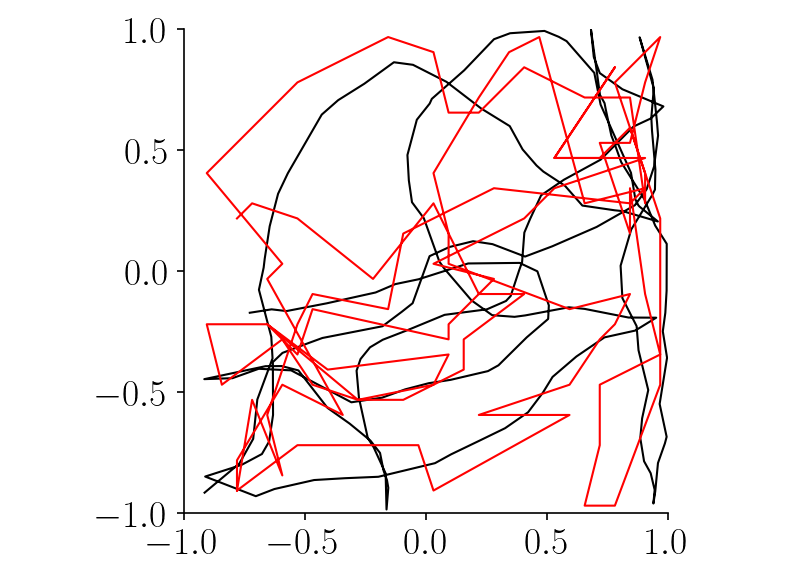
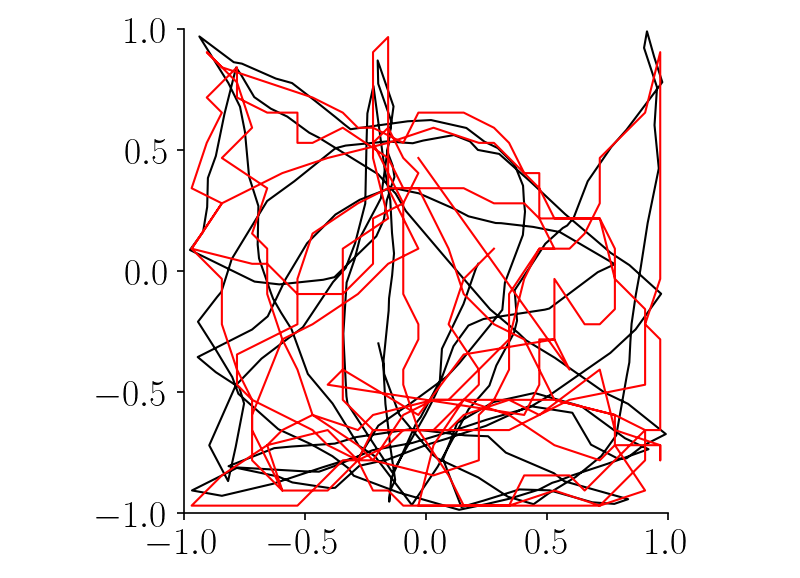
Before and after one commit to bioAI-Oslo/ConjunctiveRepresentations, a Jupyter notebook: rnn_long_trajectory.ipynb, the cells around one changed output. Cells and saved outputs as stored; diff of their text form; code cells hidden in the pictures.

```diff
--- a/rnn_long_trajectory.ipynb
+++ b/rnn_long_trajectory.ipynb
@@ -181,14 +172,11 @@ plt.show()
 # %%
 t_eval = 500
+n_eval = 16
 
-r, v = genny.generate_dataset(1, t_eval)
+r, v = genny.generate_dataset(n_eval, t_eval)
 p = model.spatial_representation(v, model.initial_state(r[:, 0].shape[0]))[0].detach()
 p_eval = torch.reshape(p, (-1, p.shape[-1]))
 r_label_eval = r[:, 1:].reshape(-1, 2).detach().numpy()
-
-# Evaluate from 500 to 1000 timesteps
-# p_eval = p[t_train:]
-# r_label_eval = r_label[t_train:].detach().numpy()
 # %%
 r_pred = decoder(p_eval).detach().numpy()
 
@@ -229,10 +222,17 @@ def population_decoding(p, memory, r_memory):
 # %%
 res = 32        # Defines the memory resolution
 
-# Create ratemaps based on the training data
-ps = p_train.reshape(-1, p.shape[-1])
-rs = r_label_train.detach().numpy()
-ratemaps, _, _, _ = stats.binned_statistic_2d(rs[:, 0], rs[:, 1], ps.T, bins=res)
+# Create ratemaps
+r, v = genny.generate_dataset(100, 500)
+p = model.spatial_representation(v, model.initial_state(r[:, 0].shape[0]))[0].detach()
+
+# Ignore first 50 timesteps
+p = p[:, 50:]
+p = torch.reshape(p, (-1, p.shape[-1])).detach().numpy()
+r = r[:, 51:].reshape(-1, 2).detach().numpy()
+
+# Compute ratemaps
+ratemaps, _, _, _ = stats.binned_statistic_2d(r[:, 0], r[:, 1], p.T, bins=res)
 ratemaps = np.nan_to_num(ratemaps, nan=0.0)     # Replace NaNs with 0s
 
 # Form memories
@@ -243,6 +243,3 @@ xx = x[:-1] + np.diff(x) / 2
 yy = y[:-1] + np.diff(y) / 2
 xx, yy = np.meshgrid(xx,yy)
 r_memory = np.stack((yy.ravel(), xx.ravel()), axis =-1)             # (Square) grid of memory locations
-
-# Get decoded positions
-r_decoded = population_decoding(p_eval.detach().numpy(), memory, r_memory)
@@ -249,13 +254,13 @@ r_decoded = population_decoding(p_eval.detach().numpy(), memory, r_memory)
 # %%
 fig, ax = plt.subplots(figsize=(4, 4), constrained_layout=True)
-ax.plot(r_label_eval[300:, 0], r_label_eval[300:, 1], label="True", color="black", lw=1)
-ax.plot(r_decoded[300:, 0], r_decoded[300:, 1], label="Decoded", color="red", lw=1)
+ax.plot(r_label_eval[:300, 0], r_label_eval[:300, 1], label="True", color="black", lw=1)
+ax.plot(r_decoded[:300, 0], r_decoded[:300, 1], label="Decoded", color="red", lw=1)
 
 # ax.plot(r_label_eval[:, 0], r_label_eval[:, 1], label="True", color="black", lw=1)
 # ax.plot(r_decoded[:, 0], r_decoded[:, 1], label="Decoded", color="red", lw=1)
 # ax.legend()
 ax.set_xlim(-1, 1)
 ax.set_ylim(-1, 1)
 ax.set_aspect("equal")
 # %% [output]
-[figure, old version]
+[figure, new version]
```
Also changed, not shown: parts of 17 cells of this notebook, 2 other files.
